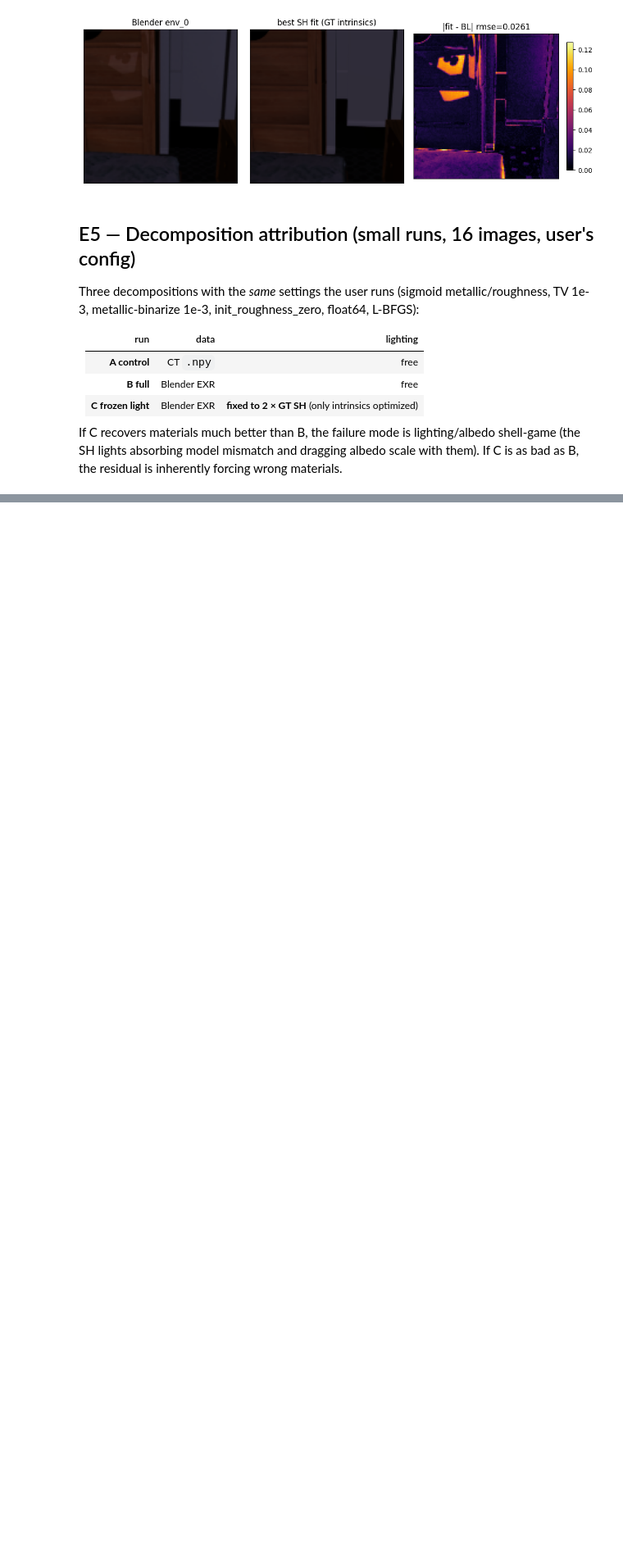
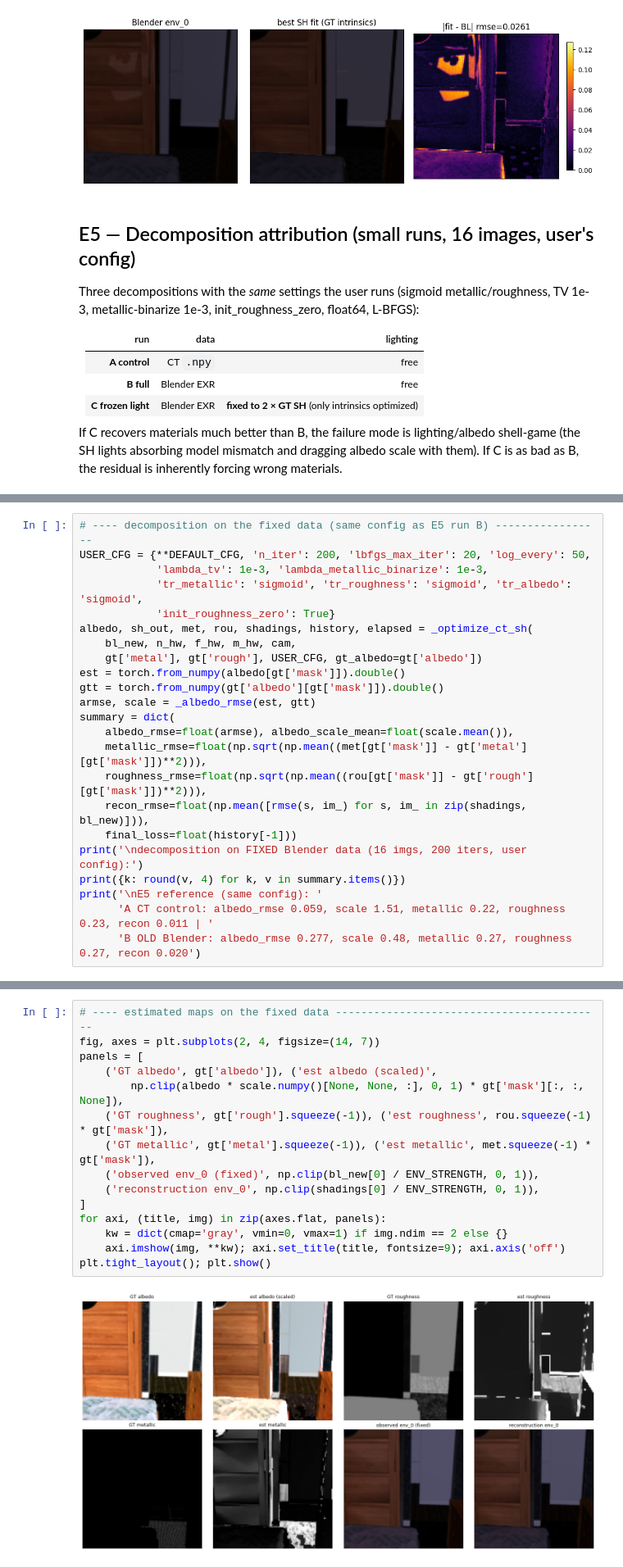
Before and after one commit to flaarmann1000/image-intrinsics, a Jupyter notebook: blender_vs_ct_investigation.ipynb, the cells around one changed output, grey strips where cells are left out. Shown at 82% size. Saved outputs shown, nothing was run; the diff lists cells and outputs as text; blank space fills up the shorter version.

```diff
--- a/blender_vs_ct_investigation.ipynb
+++ b/blender_vs_ct_investigation.ipynb
@@ -619,0 +977,23 @@ accompanies this notebook)*
+# %%
+# ---- decomposition on the fixed data (same config as E5 run B) -----------------
+USER_CFG = {**DEFAULT_CFG, 'n_iter': 200, 'lbfgs_max_iter': 20, 'log_every': 50,
+            'lambda_tv': 1e-3, 'lambda_metallic_binarize': 1e-3,
+            'tr_metallic': 'sigmoid', 'tr_roughness': 'sigmoid', 'tr_albedo': 'sigmoid',
+            'init_roughness_zero': True}
+albedo, sh_out, met, rou, shadings, history, elapsed = _optimize_ct_sh(
+    bl_new, n_hw, f_hw, m_hw, cam,
+    gt['metal'], gt['rough'], USER_CFG, gt_albedo=gt['albedo'])
+est = torch.from_numpy(albedo[gt['mask']]).double()
+gtt = torch.from_numpy(gt['albedo'][gt['mask']]).double()
+armse, scale = _albedo_rmse(est, gtt)
+summary = dict(
+    albedo_rmse=float(armse), albedo_scale_mean=float(scale.mean()),
+    metallic_rmse=float(np.sqrt(np.mean((met[gt['mask']] - gt['metal'][gt['mask']])**2))),
+    roughness_rmse=float(np.sqrt(np.mean((rou[gt['mask']] - gt['rough'][gt['mask']])**2))),
+    recon_rmse=float(np.mean([rmse(s, im_) for s, im_ in zip(shadings, bl_new)])),
+    final_loss=float(history[-1]))
+print('\ndecomposition on FIXED Blender data (16 imgs, 200 iters, user config):')
+print({k: round(v, 4) for k, v in summary.items()})
+print('\nE5 reference (same config): '
+      'A CT control: albedo_rmse 0.059, scale 1.51, metallic 0.22, roughness 0.23, recon 0.011 | '
+      'B OLD Blender: albedo_rmse 0.277, scale 0.48, metallic 0.27, roughness 0.27, recon 0.020')
@@ -619,0 +1011,17 @@ accompanies this notebook)*
+# %%
+# ---- estimated maps on the fixed data ------------------------------------------
+fig, axes = plt.subplots(2, 4, figsize=(14, 7))
+panels = [
+    ('GT albedo', gt['albedo']), ('est albedo (scaled)',
+        np.clip(albedo * scale.numpy()[None, None, :], 0, 1) * gt['mask'][:, :, None]),
+    ('GT roughness', gt['rough'].squeeze(-1)), ('est roughness', rou.squeeze(-1) * gt['mask']),
+    ('GT metallic', gt['metal'].squeeze(-1)), ('est metallic', met.squeeze(-1) * gt['mask']),
+    ('observed env_0 (fixed)', np.clip(bl_new[0] / ENV_STRENGTH, 0, 1)),
+    ('reconstruction env_0', np.clip(shadings[0] / ENV_STRENGTH, 0, 1)),
+]
+for axi, (title, img) in zip(axes.flat, panels):
+    kw = dict(cmap='gray', vmin=0, vmax=1) if img.ndim == 2 else {}
+    axi.imshow(img, **kw); axi.set_title(title, fontsize=9); axi.axis('off')
+plt.tight_layout(); plt.show()
+# %% [output]
+[figure, added]
```
Also changed, not shown: parts of 17 cells of this notebook.
